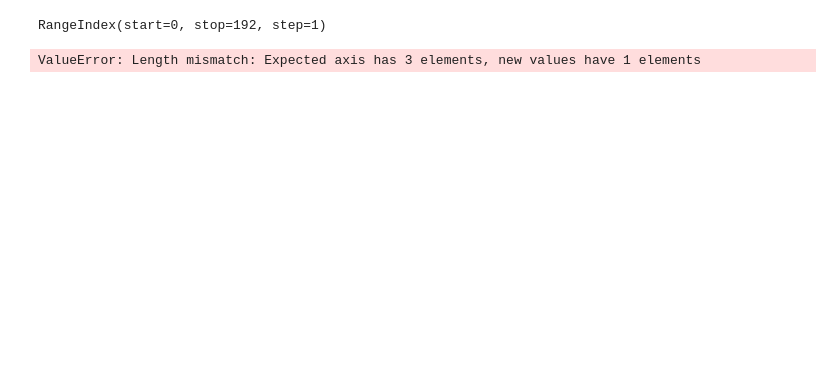
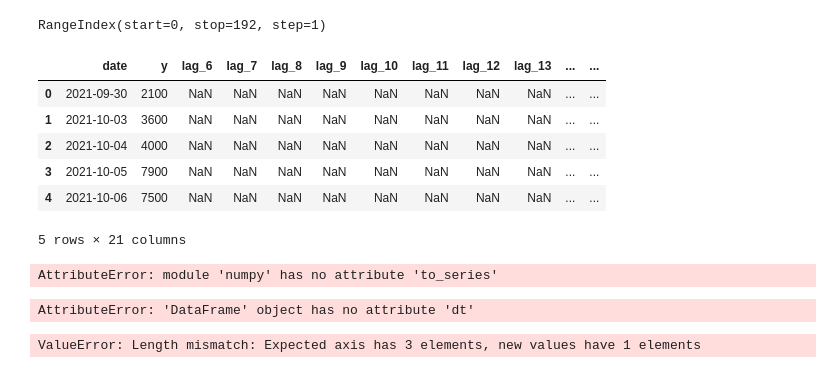
Before and after one commit to wessware/time_series_forecasting_linear_ml_models, a Jupyter notebook: models/mf_linear_regressor_time_series_forecaster.ipynb, the cells around one changed output. Saved outputs shown, nothing was run; the diff lists cells and outputs as text; code cells hidden in the pictures; blank space fills up the shorter version.

```diff
--- a/models/mf_linear_regressor_time_series_forecaster.ipynb
+++ b/models/mf_linear_regressor_time_series_forecaster.ipynb
@@ -322,6 +318,37 @@ df_r.head()
 df_r.index
 # %% [output]
 RangeIndex(start=0, stop=192, step=1)
+# %%
+df_ts = pd.DataFrame(df_r.copy())
+df_ts.columns = [["date", "y"]]
+# %%
+lag_start = 6
+lag_end = 25
+
+for i in range(lag_start, lag_end):
+    df_ts["lag_{}".format(i)] = df_ts.y.shift(i)
+# %%
+df_ts.head()
+# %% [output]
+|  | date | y | lag_6 | lag_7 | lag_8 | lag_9 | lag_10 | lag_11 | lag_12 | lag_13 | ... | ... |
+| 0 | 2021-09-30 | 2100 | NaN | NaN | NaN | NaN | NaN | NaN | NaN | NaN | ... | ... |
+| 1 | 2021-10-03 | 3600 | NaN | NaN | NaN | NaN | NaN | NaN | NaN | NaN | ... | ... |
+| 2 | 2021-10-04 | 4000 | NaN | NaN | NaN | NaN | NaN | NaN | NaN | NaN | ... | ... |
+| 3 | 2021-10-05 | 7900 | NaN | NaN | NaN | NaN | NaN | NaN | NaN | NaN | ... | ... |
+| 4 | 2021-10-06 | 7500 | NaN | NaN | NaN | NaN | NaN | NaN | NaN | NaN | ... | ... |
+5 rows × 21 columns
+# %%
+series_ts = np.to_series(df_ts)
+# %% [output]
+AttributeError: module 'numpy' has no attribute 'to_series'
+# %%
+df_ts['Month'] = df_ts['date'].dt.month
+df_ts['Date'] = df_ts['date'].dt.day
+
+#df_ts['Day'] = df_ts.date.dt.strftime("%A")
+df_ts['is_weekend'] = df_ts.Day.isin([5,6])*1
+# %% [output]
+AttributeError: 'DataFrame' object has no attribute 'dt'
 # %%
 scaler = StandardScaler()
 # %%
```
Also changed, not shown: parts of 7 cells of this notebook.
